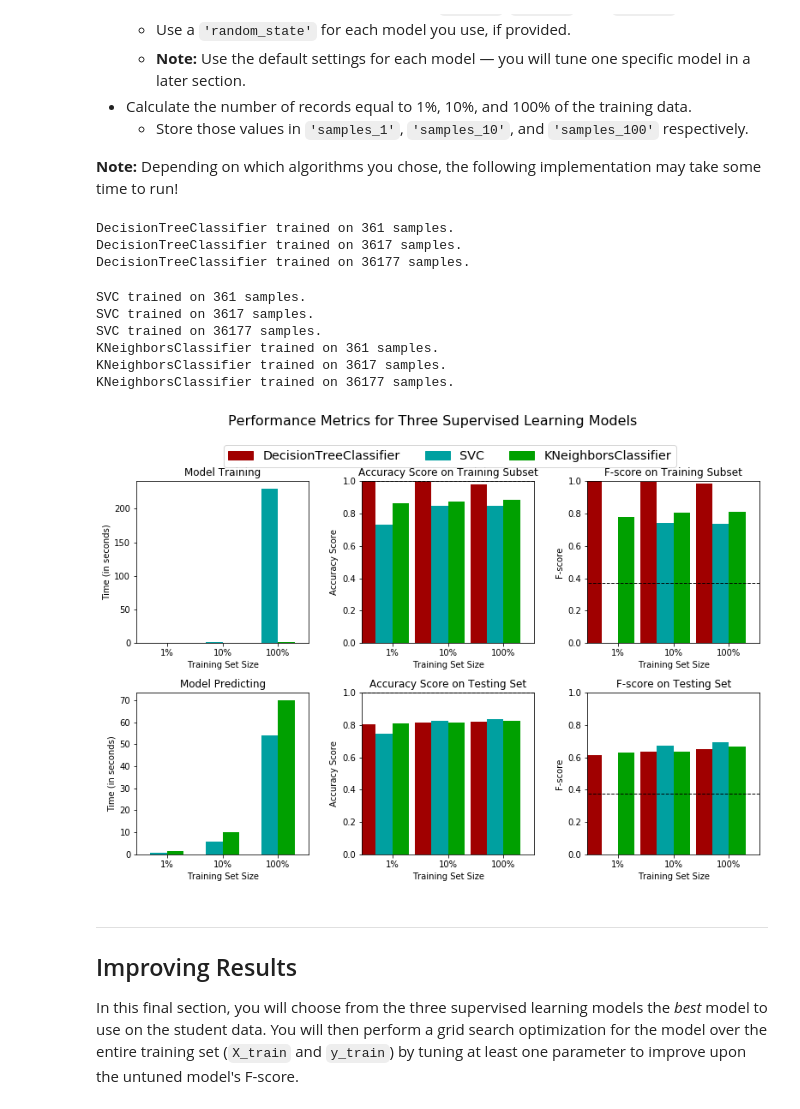
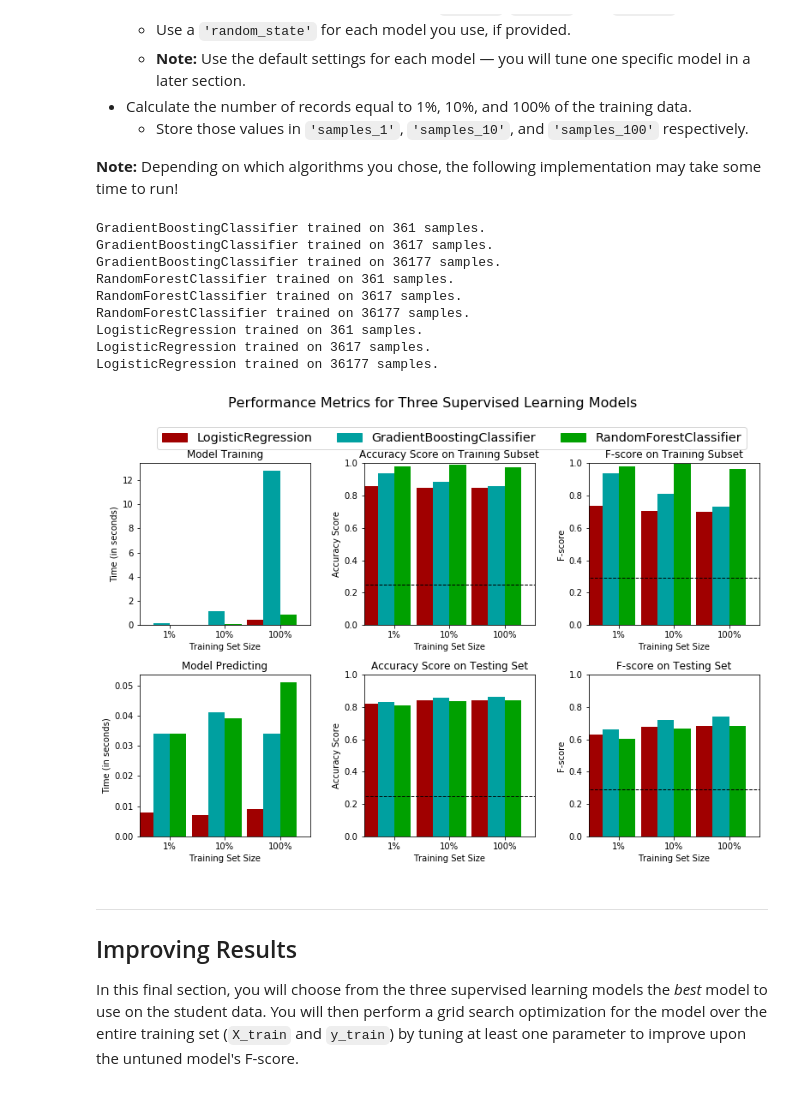
Before and after one commit to swapkh91/Finding-Donors-for-CharityML, a Jupyter notebook: finding_donors.ipynb, the cells around one changed output. Cells and saved outputs as stored; diff of their text form; code cells hidden in the pictures.

```diff
--- a/finding_donors.ipynb
+++ b/finding_donors.ipynb
@@ -259,23 +244,18 @@ FP = income.count() - TP # Specific to the naive case
 TN = 0 # No predicted negatives in the naive case
 FN = 0 # No predicted negatives in the naive case
 '''
-
+# TODO: Calculate accuracy, precision and recall
 TP = np.sum(income)
-FP = income_raw.count() - TP
+FP = income.count() - TP
 TN = 0
 FN = 0
-
-# TODO: Calculate accuracy, precision and recall
-accuracy = TP/(TP+FN)
-# [True Positives/(True Positives + False Negatives)]
-recall = TP/(TP+FN)
-# [True Positives/(True Positives + False Positives)]
-precision = TP/(TP+FP)
+accuracy = float(TP)/(TP+FP)
+recall = float(TP)/(TP+FN)
+precision = accuracy
 
 # TODO: Calculate F-score using the formula above for beta = 0.5 and correct values for precision and recall.
-beta = 0.5
-fscore = (1+pow(2, beta))*((precision*recall)/(recall + (pow(2, beta)*precision)))
+fscore = (1+0.5**2)*(precision*recall)/(0.5**2*precision+recall)
 
 # Print the results
-print("Naive Predictor: [Accuracy score: {:.4f}, F-score: {:.4f}]".format(accuracy, fscore))
+print "Naive Predictor: [Accuracy score: {:.4f}, F-score: {:.4f}]".format(accuracy, fscore)
 # %% [output]
@@ -464,47 +379,45 @@ In the code cell, you will need to implement the following:
 **Note:** Depending on which algorithms you chose, the following implementation may take some time to run!
 # %%
 # TODO: Import the three supervised learning models from sklearn
-from sklearn import tree
-from sklearn import svm
-from sklearn import neighbors
+from sklearn.ensemble import RandomForestClassifier
+from sklearn.ensemble import GradientBoostingClassifier
+from sklearn.linear_model import LogisticRegression
+# TODO: Initialize the three models
 
-
-# TODO: Initialize the three models
-clf_A = tree.DecisionTreeClassifier(random_state = 42)
-clf_B = svm.SVC(random_state = 42)
-clf_C = neighbors.KNeighborsClassifier()
+clf_A = GradientBoostingClassifier(random_state=42)
+clf_B = RandomForestClassifier(random_state=42)
+clf_C = LogisticRegression(random_state=42)
 
 # TODO: Calculate the number of samples for 1%, 10%, and 100% of the training data
 # HINT: samples_100 is the entire training set i.e. len(y_train)
-# HINT: samples_10 is 10% of samples_100 (ensure to set the count of the values to be `int` and not `float`)
-# HINT: samples_1 is 1% of samples_100 (ensure to set the count of the values to be `int` and not `float`)
+# HINT: samples_10 is 10% of samples_100
+# HINT: samples_1 is 1% of samples_100
 samples_100 = len(y_train)
-samples_10 = int((10*len(y_train)) / 100)
-samples_1 = int((1*len(y_train)) / 100)
-
+samples_10 = int(len(y_train)*10/100)
+samples_1 = int(len(y_train)/100)
 
 # Collect results on the learners
 results = {}
 for clf in [clf_A, clf_B, clf_C]:
     clf_name = clf.__class__.__name__
     results[clf_name] = {}
     for i, samples in enumerate([samples_1, samples_10, samples_100]):
         results[clf_name][i] = \
         train_predict(clf, samples, X_train, y_train, X_test, y_test)
 
 # Run metrics visualization for the three supervised learning models chosen
 vs.evaluate(results, accuracy, fscore)
 # %% [output]
-DecisionTreeClassifier trained on 361 samples.
-DecisionTreeClassifier trained on 3617 samples.
-DecisionTreeClassifier trained on 36177 samples.
+GradientBoostingClassifier trained on 361 samples.
+GradientBoostingClassifier trained on 3617 samples.
+GradientBoostingClassifier trained on 36177 samples.
+RandomForestClassifier trained on 361 samples.
+RandomForestClassifier trained on 3617 samples.
+RandomForestClassifier trained on 36177 samples.
+LogisticRegression trained on 361 samples.
+LogisticRegression trained on 3617 samples.
+LogisticRegression trained on 36177 samples.
-SVC trained on 361 samples.
-SVC trained on 3617 samples.
-SVC trained on 36177 samples.
-KNeighborsClassifier trained on 361 samples.
-KNeighborsClassifier trained on 3617 samples.
-KNeighborsClassifier trained on 36177 samples.
-[figure, old version]
+[figure, new version]
 # %% [markdown]
 ----
 ## Improving Results
```
Also changed, not shown: parts of 40 cells of this notebook.
